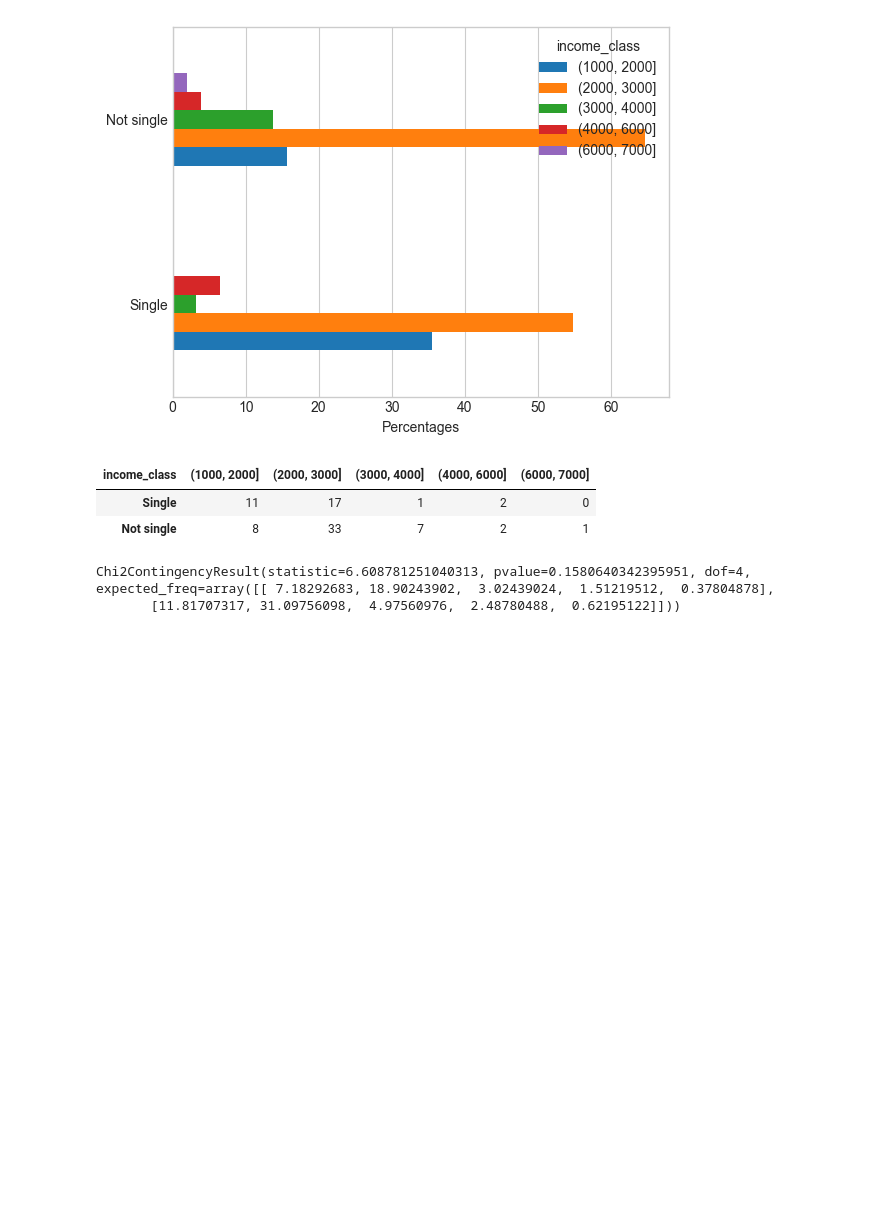
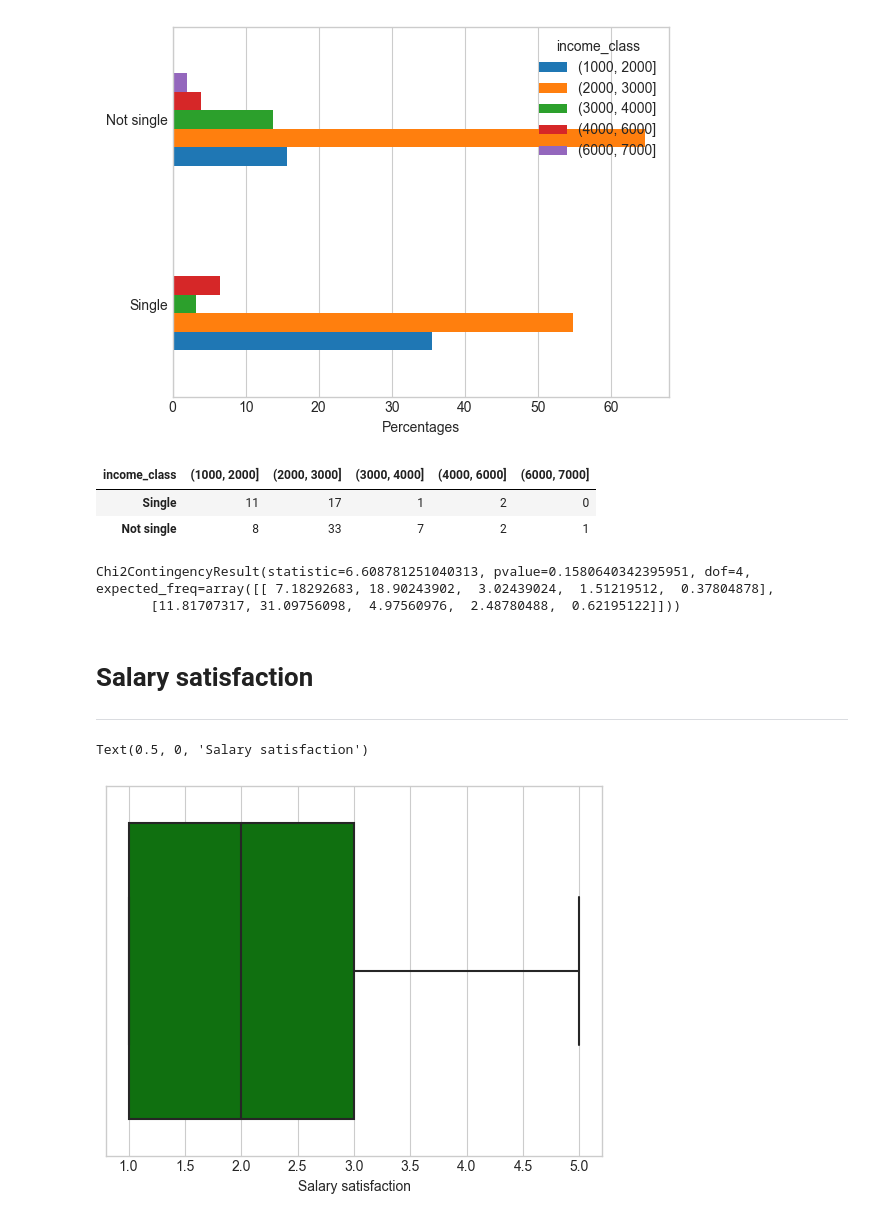
Before and after one commit to KatieRJ/BigDataProject, a Jupyter notebook: Family&Salary.ipynb, the cells around one changed output. Drawn from its saved outputs; the diff is of its cells as text; code cells hidden in the pictures; blank space fills up the shorter version.

```diff
--- a/Family&Salary.ipynb
+++ b/Family&Salary.ipynb
@@ -254,3 +254,12 @@ chi2_contingency(df5)
 # %% [output]
 Chi2ContingencyResult(statistic=6.608781251040313, pvalue=0.1580640342395951, dof=4, expected_freq=array([[ 7.18292683, 18.90243902,  3.02439024,  1.51219512,  0.37804878],
        [11.81707317, 31.09756098,  4.97560976,  2.48780488,  0.62195122]]))
+# %% [markdown]
+# Salary satisfaction
+---
+# %%
+ax3 = sns.boxplot(x = df['sat_salary'], color= "green")
+plt.xlabel('Salary satisfaction')
+# %% [output]
+Text(0.5, 0, 'Salary satisfaction')
+[figure, added]
```
Also changed, not shown: parts of 11 cells of this notebook, 1 other file.
